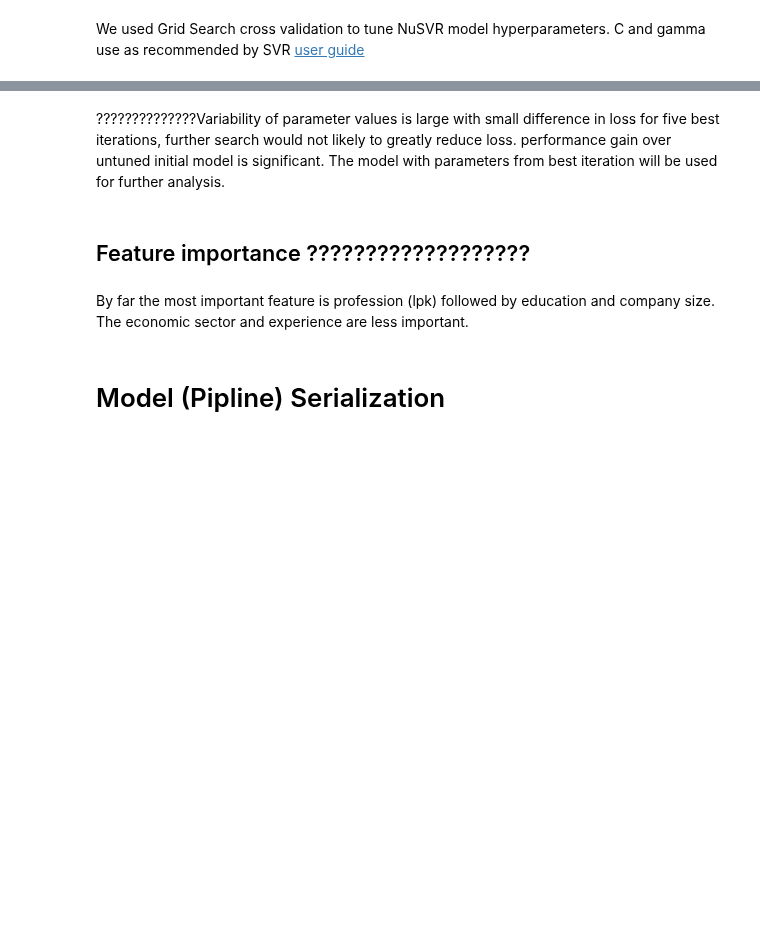
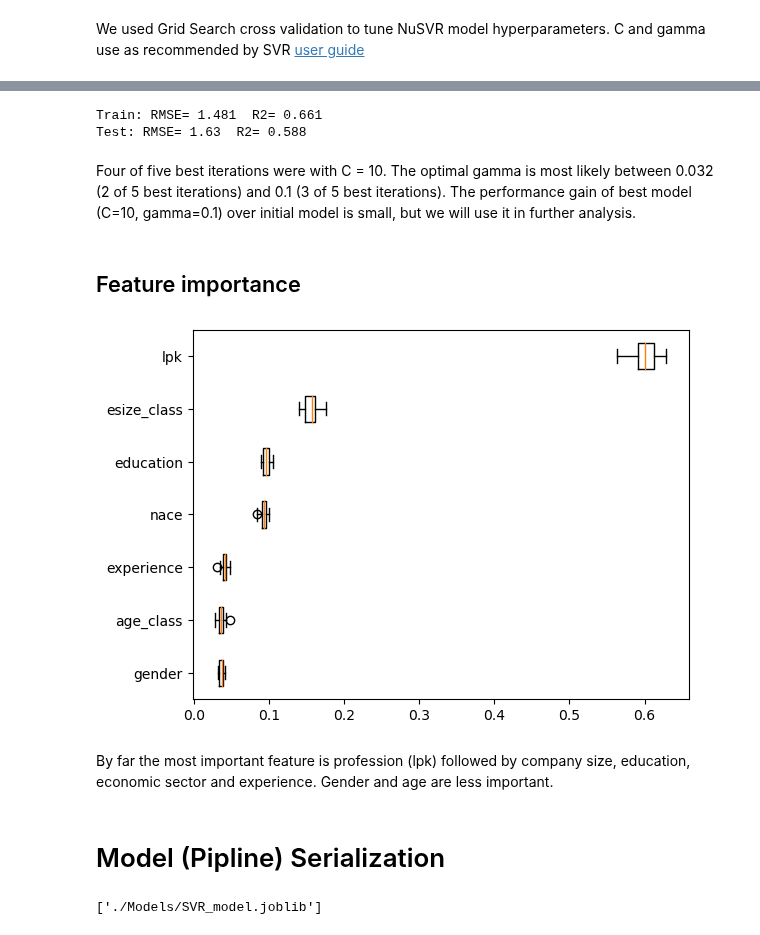
Before and after one commit to EdvinasStonevicius/LT-national-salary-analysis, a Jupyter notebook: python/03-ML_4_SVR.ipynb, the cells around one changed output, grey strips where cells are left out. Cells and saved outputs as stored; diff of their text form; code cells hidden in the pictures; blank space fills up the shorter version.

```diff
--- a/python/03-ML_4_SVR.ipynb
+++ b/python/03-ML_4_SVR.ipynb
@@ -139,7 +139,7 @@ We used Grid Search cross validation to tune NuSVR model hyperparameters. C and
 from sklearn.model_selection import GridSearchCV
 from sklearn.model_selection import RepeatedKFold
 cv = RepeatedKFold(n_splits=5, n_repeats=3, random_state=1)
-model = Pipeline([('prep', preprocessor), ('regr', NuSVR(cache_size=3000))])
+model = Pipeline([('prep', preprocessor), ('regr', NuSVR(cache_size=5000))])
 
 grid = {
         'regr__C': np.logspace(-5,1,num=5),
@@ -158,24 +177,31 @@ best_model
 # %%
 print_model_rmse_r2(best_model, X_train, y_train, X_test, y_test)
+# %% [output]
+Train: RMSE= 1.481  R2= 0.661
+Test: RMSE= 1.63  R2= 0.588
-# %% [markdown]
-??????????????Variability of parameter values is large with small difference in loss for five best iterations, further search would not likely to greatly reduce loss. performance gain over untuned initial model is significant. The model with parameters from best iteration will be used for further analysis.
+# %% [markdown]
+Four of five best iterations were with C = 10. The optimal gamma is most likely between 0.032 (2 of 5 best iterations) and 0.1 (3 of 5 best iterations). The performance gain of best model (C=10, gamma=0.1) over initial model is small, but we will use it in further analysis.
 # %% [markdown]
-## Feature importance ???????????????????
+## Feature importance
 # %%
 from sklearn.inspection import permutation_importance
 
-perm_importance = permutation_importance(best_model, X_test, y_test,  n_repeats=100,  random_state=0)
+perm_importance = permutation_importance(best_model, X_test, y_test,  n_repeats=30,  random_state=0)
 importance_order = perm_importance.importances_mean.argsort()
 fig, ax = plt.subplots()
 plt.boxplot(
     perm_importance.importances[importance_order].T,
     vert=False,
     labels=np.array(X_test.columns)[importance_order],
 );
+# %% [output]
+[figure, added]
 # %% [markdown]
-By far the most important feature is profession (lpk) followed by education and company size. The economic sector and experience are less important.
+By far the most important feature is profession (lpk) followed by company size, education, economic sector and experience. Gender and age are less important.
 # %% [markdown]
 # Model (Pipline) Serialization
 # %%
 import joblib
 joblib.dump(best_model, './Models/SVR_model.joblib')
+# %% [output]
+['./Models/SVR_model.joblib']
```
Also changed, not shown: parts of 3 cells of this notebook, 1 other file.
